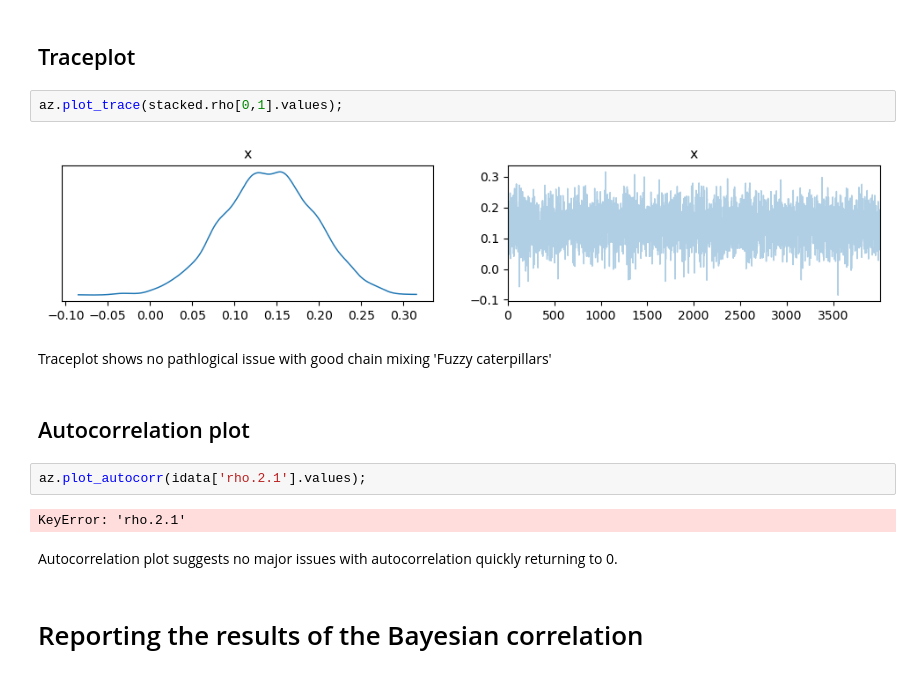
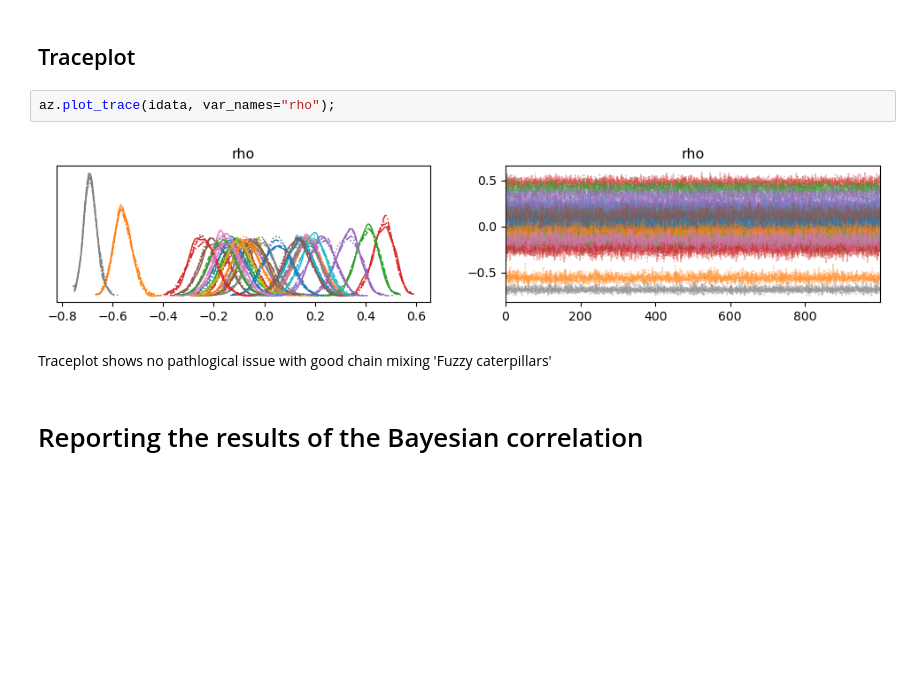
Before and after one commit to ebrlab/Statistical-methods-for-research-workers-bayes-for-psychologists-and-neuroscientists, a Jupyter notebook: wip2/Chapter_3_-_Correlation/Bayesian_correlation_estimation.ipynb, the cells around one changed output. Drawn from its saved outputs; the diff is of its cells as text; blank space fills up the shorter version.

```diff
--- a/wip2/Chapter_3_-_Correlation/Bayesian_correlation_estimation.ipynb
+++ b/wip2/Chapter_3_-_Correlation/Bayesian_correlation_estimation.ipynb
@@ -258,19 +333,11 @@ az.summary(idata.posterior.rho);
 # %% [markdown]
 ## Traceplot
 # %%
-az.plot_trace(stacked.rho[0,1].values);
+az.plot_trace(idata, var_names="rho");
 # %% [output]
-[figure, old version]
+[figure, new version]
 # %% [markdown]
 Traceplot shows no pathlogical issue with good chain mixing 'Fuzzy caterpillars'
-# %% [markdown]
-## Autocorrelation plot
-# %%
-az.plot_autocorr(idata['rho.2.1'].values);
-# %% [output]
-KeyError: 'rho.2.1'
-# %% [markdown]
-Autocorrelation plot suggests no major issues with autocorrelation quickly returning to 0.
 # %% [markdown]
 # Reporting the results of the Bayesian correlation
 
```
Also changed, not shown: parts of 6 cells of this notebook.
